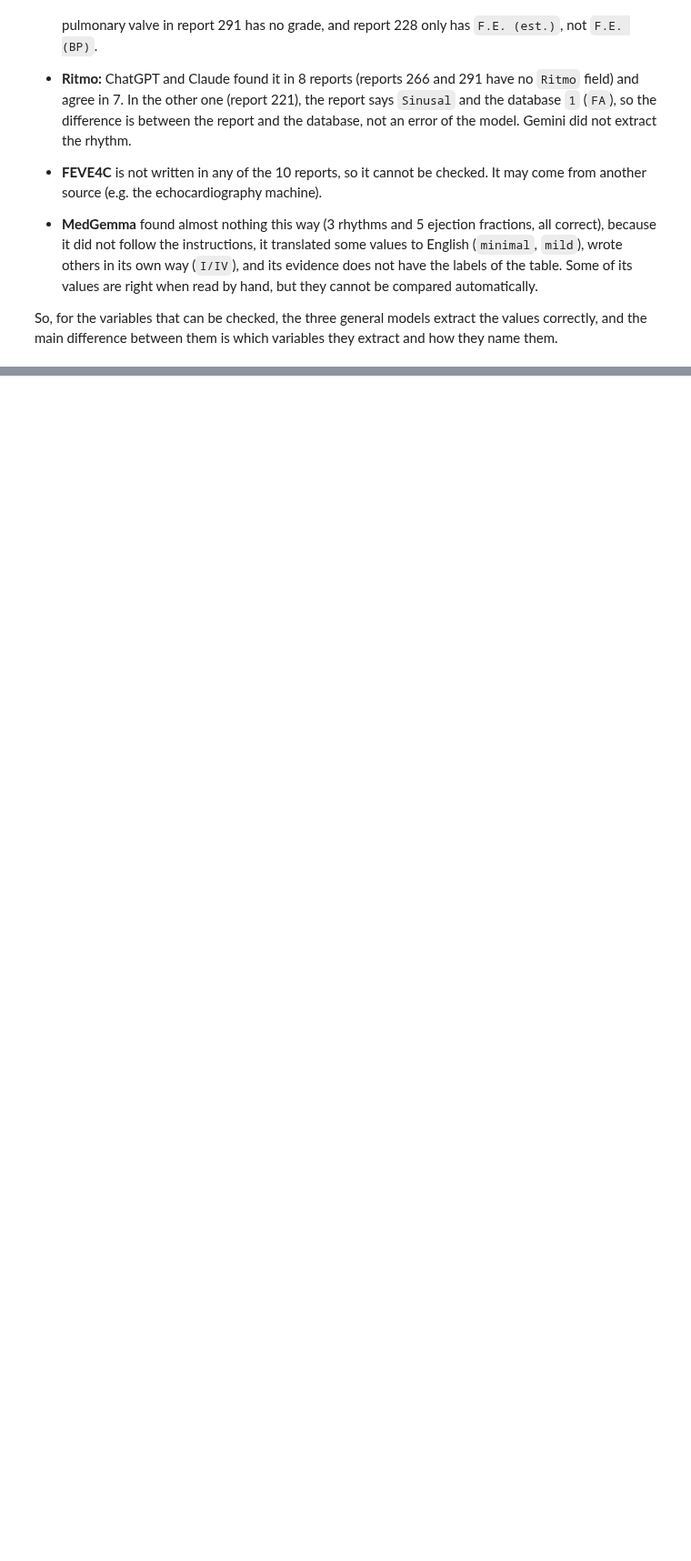
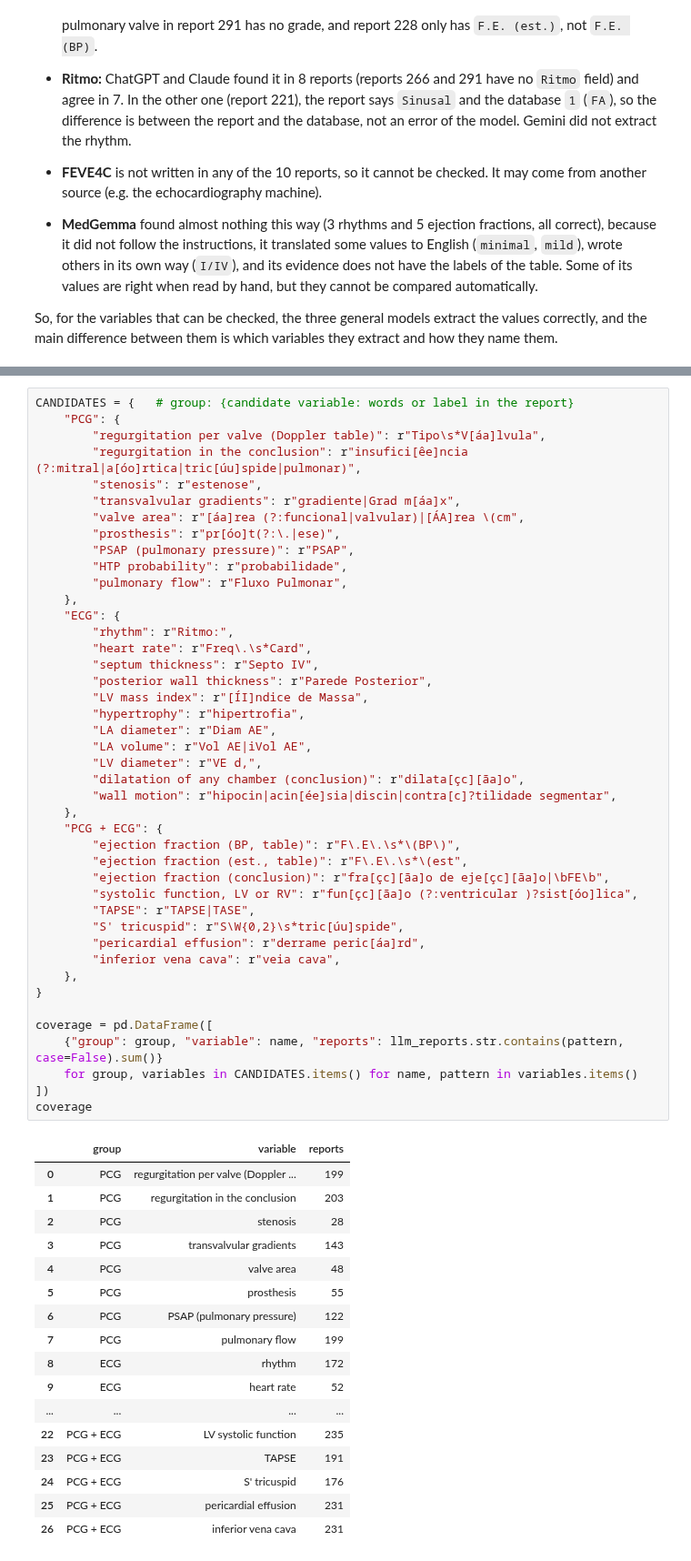
Before and after one commit to Alejandro-131004/cardio-trimodal-align, a Jupyter notebook: Notebooks/Report_Extraction.ipynb, the cells around one changed output, grey strips where cells are left out. Shown at 91% size. Drawn from its saved outputs; the diff is of its cells as text; blank space fills up the shorter version.

```diff
--- a/Report_Extraction.ipynb
+++ b/Notebooks/Report_Extraction.ipynb
@@ -488,0 +511,61 @@ So, for the variables that can be checked, the three general models extract the
+# %%
+CANDIDATES = {   # group: {candidate variable: words or label in the report}
+    "PCG": {
+        "regurgitation per valve (Doppler table)": r"Tipo\s*V[áa]lvula",
+        "regurgitation in the conclusion": r"insufici[êe]ncia (?:mitral|a[óo]rtica|tric[úu]spide|pulmonar)",
+        "stenosis": r"estenose",
+        "transvalvular gradients": r"gradiente|Grad m[áa]x",
+        "valve area": r"[áa]rea (?:funcional|valvular)|[ÁA]rea \(cm",
+        "prosthesis": r"pr[óo]t(?:\.|ese)",
+        "PSAP (pulmonary pressure)": r"PSAP",
+        "HTP probability": r"probabilidade",
+        "pulmonary flow": r"Fluxo Pulmonar",
+    },
+    "ECG": {
+        "rhythm": r"Ritmo:",
+        "heart rate": r"Freq\.\s*Card",
+        "septum thickness": r"Septo IV",
+        "posterior wall thickness": r"Parede Posterior",
+        "LV mass index": r"[ÍI]ndice de Massa",
+        "hypertrophy": r"hipertrofia",
+        "LA diameter": r"Diam AE",
+        "LA volume": r"Vol AE|iVol AE",
+        "LV diameter": r"VE d,",
+        "dilatation of any chamber (conclusion)": r"dilata[çc][ãa]o",
+        "wall motion": r"hipocin|acin[ée]sia|discin|contra[c]?tilidade segmentar",
+    },
+    "PCG + ECG": {
+        "ejection fraction (BP, table)": r"F\.E\.\s*\(BP\)",
+        "ejection fraction (est., table)": r"F\.E\.\s*\(est",
+        "ejection fraction (conclusion)": r"fra[çc][ãa]o de eje[çc][ãa]o|\bFE\b",
+        "systolic function, LV or RV": r"fun[çc][ãa]o (?:ventricular )?sist[óo]lica",
+        "TAPSE": r"TAPSE|TASE",
+        "S' tricuspid": r"S\W{0,2}\s*tric[úu]spide",
+        "pericardial effusion": r"derrame peric[áa]rd",
+        "inferior vena cava": r"veia cava",
+    },
+}
+
+coverage = pd.DataFrame([
+    {"group": group, "variable": name, "reports": llm_reports.str.contains(pattern, case=False).sum()}
+    for group, variables in CANDIDATES.items() for name, pattern in variables.items()
+])
+coverage
+# %% [output]
+|  | group | variable | reports |
+| 0 | PCG | regurgitation per valve (Doppler ... | 199 |
+| 1 | PCG | regurgitation in the conclusion | 203 |
+| 2 | PCG | stenosis | 28 |
+| 3 | PCG | transvalvular gradients | 143 |
+| 4 | PCG | valve area | 48 |
+| 5 | PCG | prosthesis | 55 |
+| 6 | PCG | PSAP (pulmonary pressure) | 122 |
+| 7 | PCG | pulmonary flow | 199 |
+| 8 | ECG | rhythm | 172 |
+| 9 | ECG | heart rate | 52 |
+| ... | ... | ... | ... |
+| 22 | PCG + ECG | LV systolic function | 235 |
+| 23 | PCG + ECG | TAPSE | 191 |
+| 24 | PCG + ECG | S' tricuspid | 176 |
+| 25 | PCG + ECG | pericardial effusion | 231 |
+| 26 | PCG + ECG | inferior vena cava | 231 |
```
Also changed, not shown: parts of 20 cells of this notebook, 18 other files.
